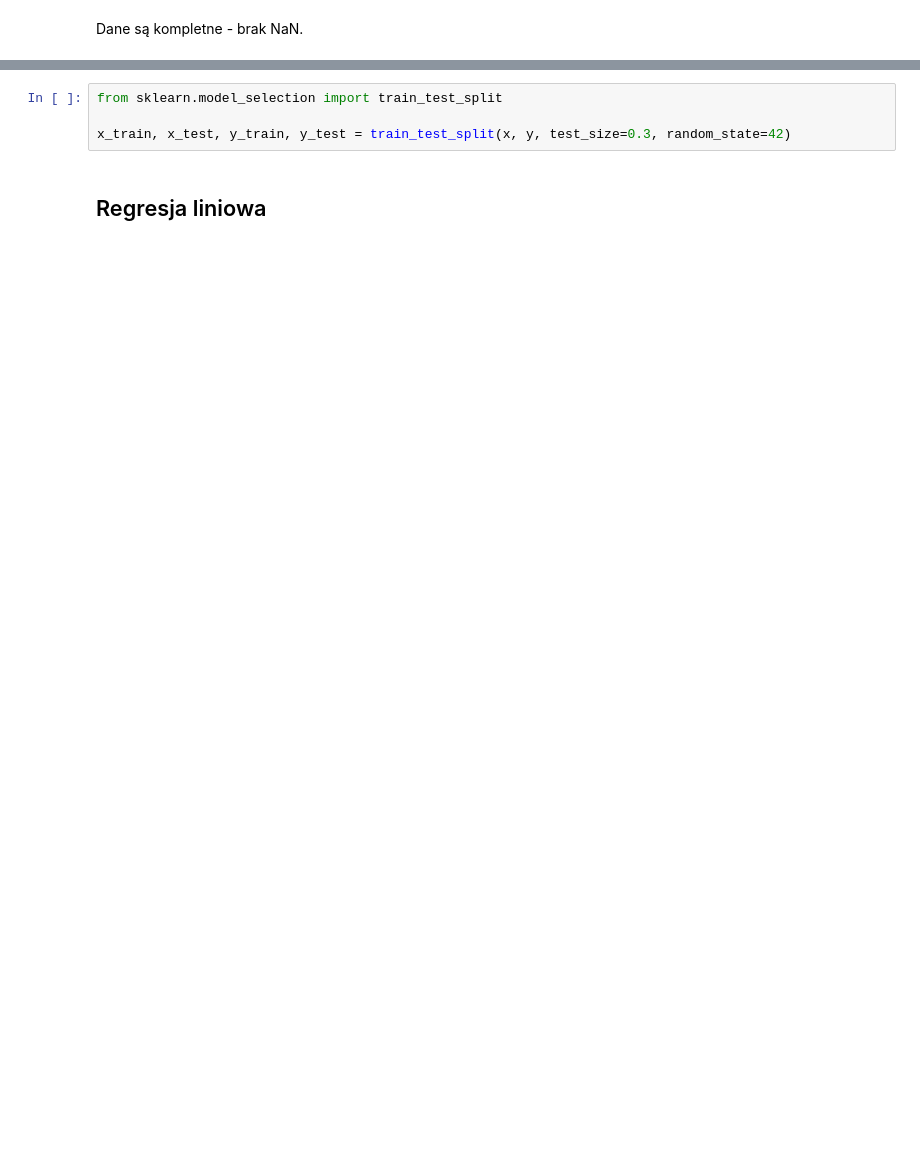
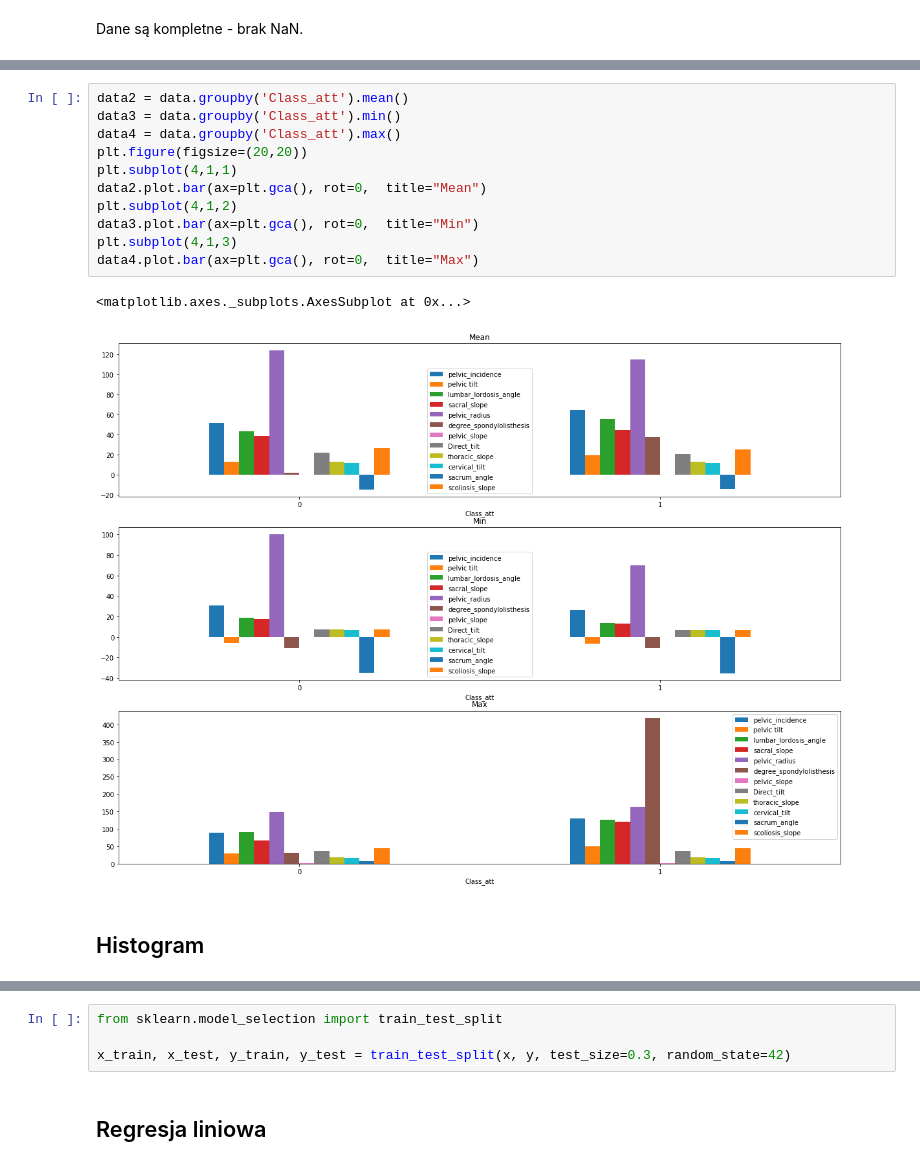
Before and after one commit to monika-osiak/lower-back-pain-classification, a Jupyter notebook: lower-back-pain-classification.ipynb, the cells around one changed output, grey strips where cells are left out. Cells and saved outputs as stored; diff of their text form; blank space fills up the shorter version.

```diff
--- a/lower-back-pain-classification.ipynb
+++ b/lower-back-pain-classification.ipynb
@@ -57,0 +82,16 @@ data.head()
+# %%
+data2 = data.groupby('Class_att').mean()
+data3 = data.groupby('Class_att').min()
+data4 = data.groupby('Class_att').max()
+plt.figure(figsize=(20,20))
+plt.subplot(4,1,1)
+data2.plot.bar(ax=plt.gca(), rot=0,  title="Mean")
+plt.subplot(4,1,2)
+data3.plot.bar(ax=plt.gca(), rot=0,  title="Min")
+plt.subplot(4,1,3)
+data4.plot.bar(ax=plt.gca(), rot=0,  title="Max")
+# %% [output]
+<matplotlib.axes._subplots.AxesSubplot at 0x...>
+[figure, added]
+# %% [markdown]
+## Histogram
```
Also changed, not shown: parts of 23 cells of this notebook.
